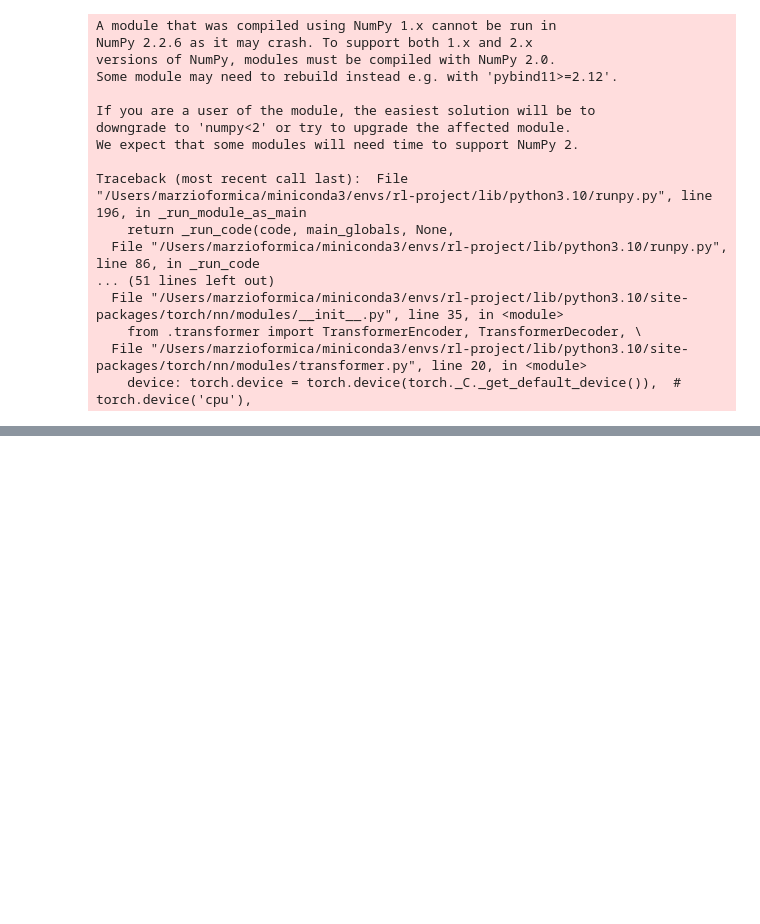
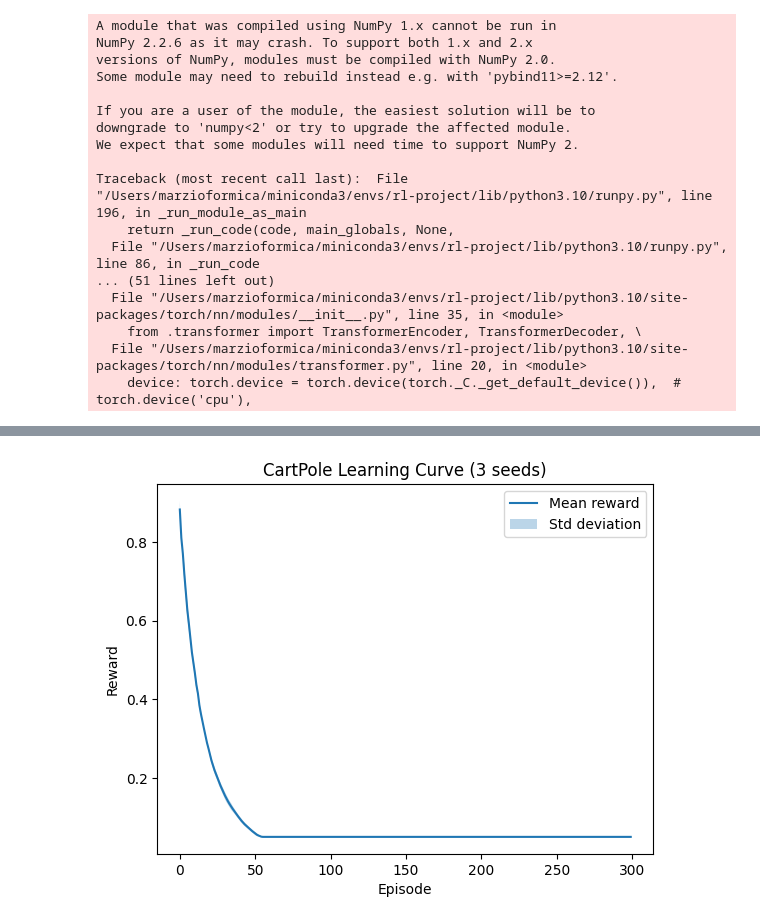
Before and after one commit to marziof/deep-rl-project, a Jupyter notebook: test.ipynb, the cells around one changed output, grey strips where cells are left out. Drawn from its saved outputs; the diff is of its cells as text; code cells hidden in the pictures; blank space fills up the shorter version.

```diff
--- a/test.ipynb
+++ b/test.ipynb
@@ -81,0 +105,8 @@ plot_learning_curve(episodes, mean_rewards_dqn, std_rewards_dqn)
+# %%
+# plot epsilon decay for dqn
+epsilons_dqn = [logger.epsilons for logger in dqn_logs]
+mean_epsilons_dqn, std_epsilons_dqn = compute_stats(epsilons_dqn)
+episodes = np.arange(len(mean_epsilons_dqn))
+plot_learning_curve(episodes, mean_epsilons_dqn, std_epsilons_dqn)
+# %% [output]
+[figure, added]
```
Also changed, not shown: parts of 6 cells of this notebook, 3 other files.
